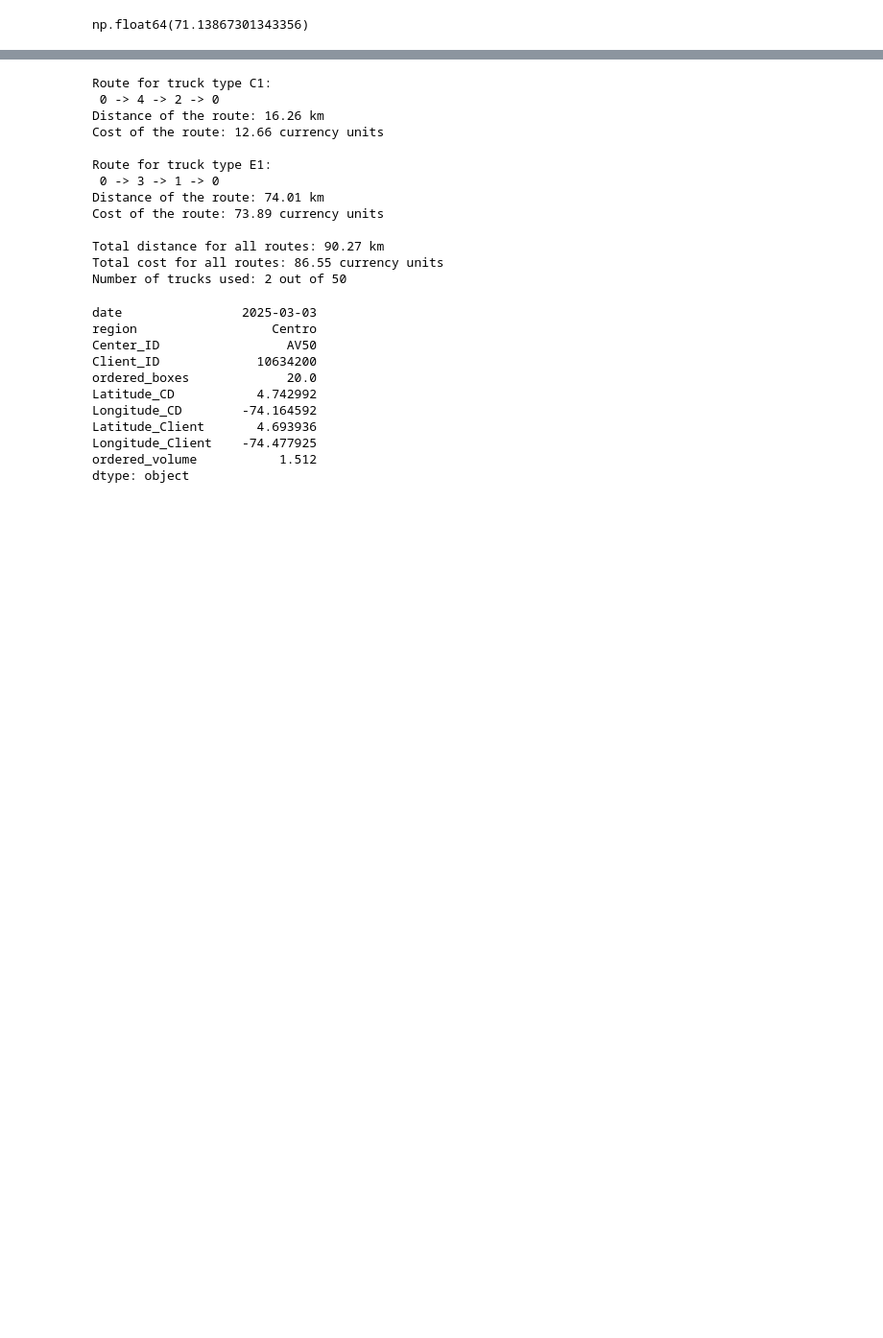
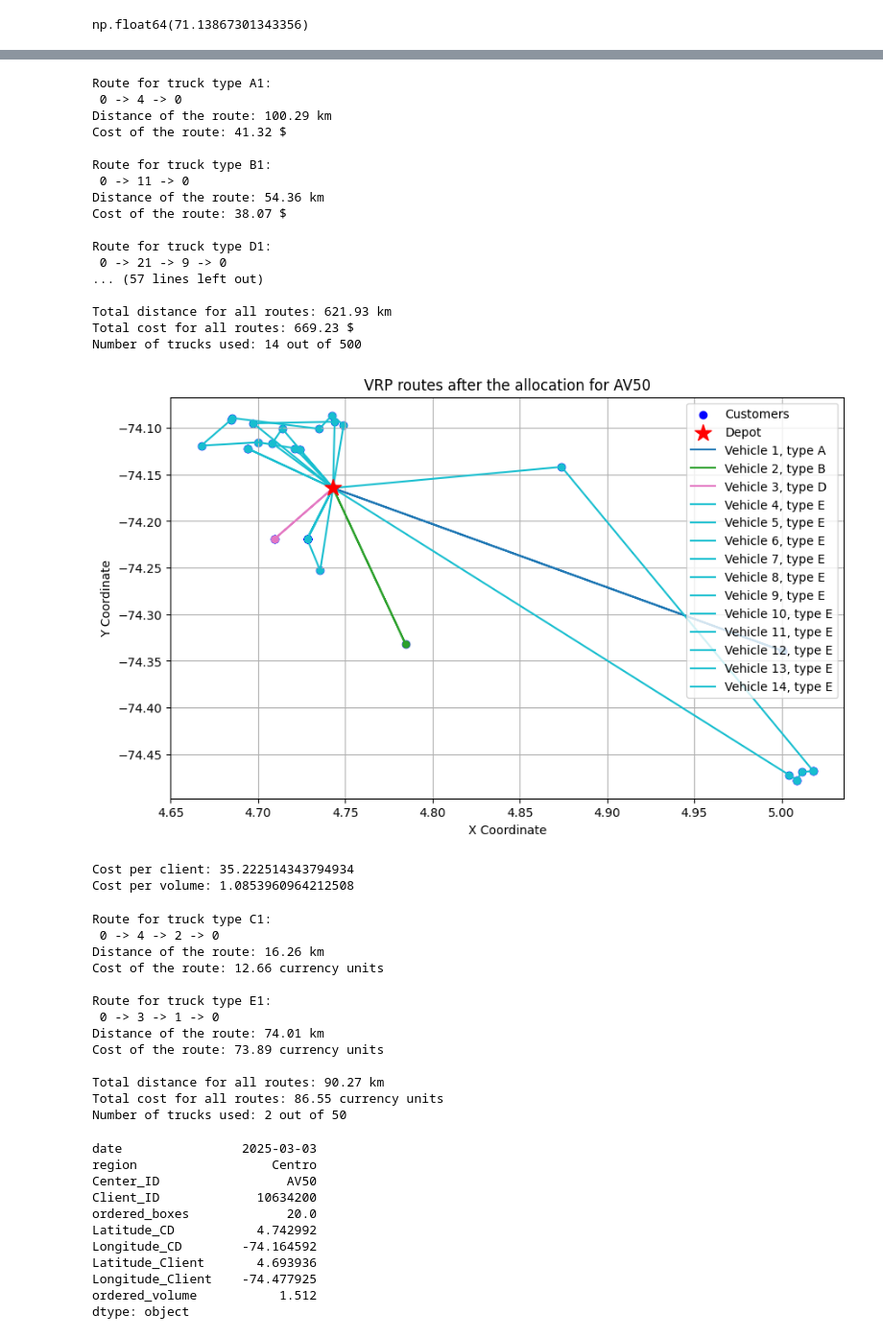
Before and after one commit to Amelie-Mad/logistics, a Jupyter notebook: exploration.ipynb, the cells around one changed output, grey strips where cells are left out. Shown at 96% size. Saved outputs shown, nothing was run; the diff lists cells and outputs as text; code cells hidden in the pictures; blank space fills up the shorter version.

```diff
--- a/exploration.ipynb
+++ b/exploration.ipynb
@@ -595,3 +725,39 @@ Number of trucks used: 3 out of 50
+# %%
+new_clients = (new_subproblem[['Latitude_Client', 'Longitude_Client']].values)
+# %%
+c = 'AV50'
+distance_mtx = pd.read_csv(f'new_allocation/distance_matrix_{c}.csv').values
+time_mtx = pd.read_csv(f'new_allocation/time_matrix_{c}.csv').values
+demand = new_df[(new_df['Center_ID'] == c) & (new_df['date'] == date)]['ordered_volume'].copy().tolist()
+total_cost, solution, data, manager, routing = main(distance_mtx, time_mtx, demand)
+
+# Make sure locations is defined for the current subproblem
+locations = np.vstack([depot, new_clients])
+plot_routes(data, manager, routing, solution, locations, vehicle_types=data['vehicle_types'], title = "VRP routes after the allocation for AV50")
+# %% [output]
+Route for truck type A1:
+ 0 -> 4 -> 0
+Distance of the route: 100.29 km
+Cost of the route: 41.32 $
+
+Route for truck type B1:
+ 0 -> 11 -> 0
+Distance of the route: 54.36 km
+Cost of the route: 38.07 $
+
+Route for truck type D1:
+ 0 -> 21 -> 9 -> 0
+... (57 lines left out)
+
+Total distance for all routes: 621.93 km
+Total cost for all routes: 669.23 $
+Number of trucks used: 14 out of 500
+[figure, added]
+# %%
+kpi(costs=total_cost)
+# %% [output]
+Cost per client: 35.222514343794934
+Cost per volume: 1.0853960964212508
 # %%
 # Now scenario with their additional constraints
 
```
Also changed, not shown: parts of 27 cells of this notebook, 28 other files.
